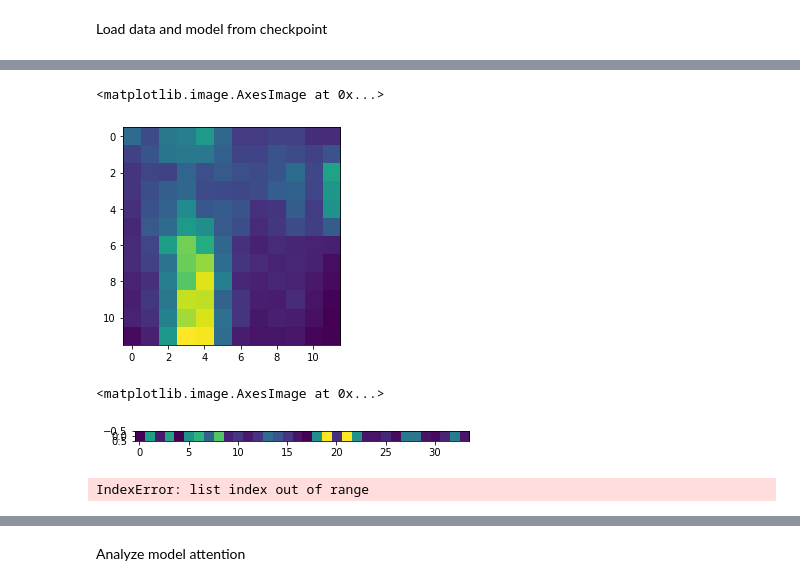
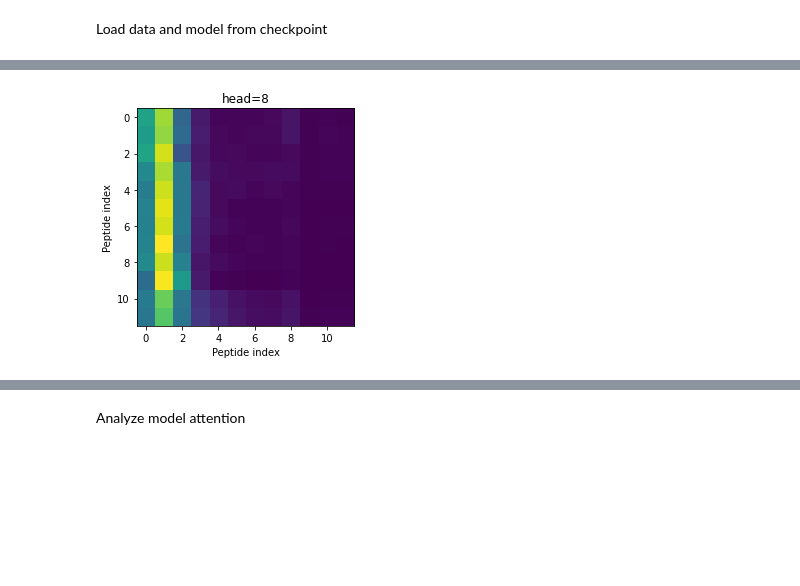
Before and after one commit to mhbakalar/phla-prediction, a Jupyter notebook: analysis/analysis.ipynb, the cells around one changed output, grey strips where cells are left out. Cells and saved outputs as stored; diff of their text form; code cells hidden in the pictures; blank space fills up the shorter version.

```diff
--- a/analysis/analysis.ipynb
+++ b/analysis/analysis.ipynb
@@ -91,20 +112,16 @@ attn_outputs['pep_transformer_encoder'][1].outputs[batch]
+# %%
+batch = 0
+h = 8
+attn_map = attn_outputs['pep_transformer_encoder'][1].outputs[batch]
+plt.imshow(attn_map.mean(axis=0)[h,:,:])
+plt.xlabel('Peptide index')
+plt.ylabel('Peptide index')
+plt.title('head={0}'.format(h))
+plt.savefig('./output/h{0}'.format(h))
+# %% [output]
+[figure, added]
 # %%
-batch = 0
-attn_map = attn_outputs['pep_transformer_encoder'][1].outputs[batch]
-plt.imshow(attn_map.mean(axis=0)[2,:,:])
+batch = 2
+attn_map = attn_outputs['phla_transformer_encoder'][1].outputs[batch]
+attn_batch_mean = attn_map.mean(axis=0)
+plt.imshow(attn_batch_mean[0,:32,:12])
-# %% [output]
-<matplotlib.image.AxesImage at 0x...>
-[figure, removed]
-# %%
-batch = 0
-attn_map = attn_outputs['hla_transformer_encoder'][0].outputs[batch]
-plt.imshow(attn_map.mean(axis=0)[:,:,:].mean(axis=0).sum(axis=0).unsqueeze(0))
-# %% [output]
-<matplotlib.image.AxesImage at 0x...>
-[figure, removed]
-# %%
-batch = 0
-attn_map = attn_outputs['hla_transformer_encoder'][1].outputs[batch]
-plt.imshow(attn_map.mean(axis=0)[0,:,:])
-# %% [output]
-IndexError: list index out of range
```
Also changed, not shown: parts of 12 cells of this notebook, 5 other files.
